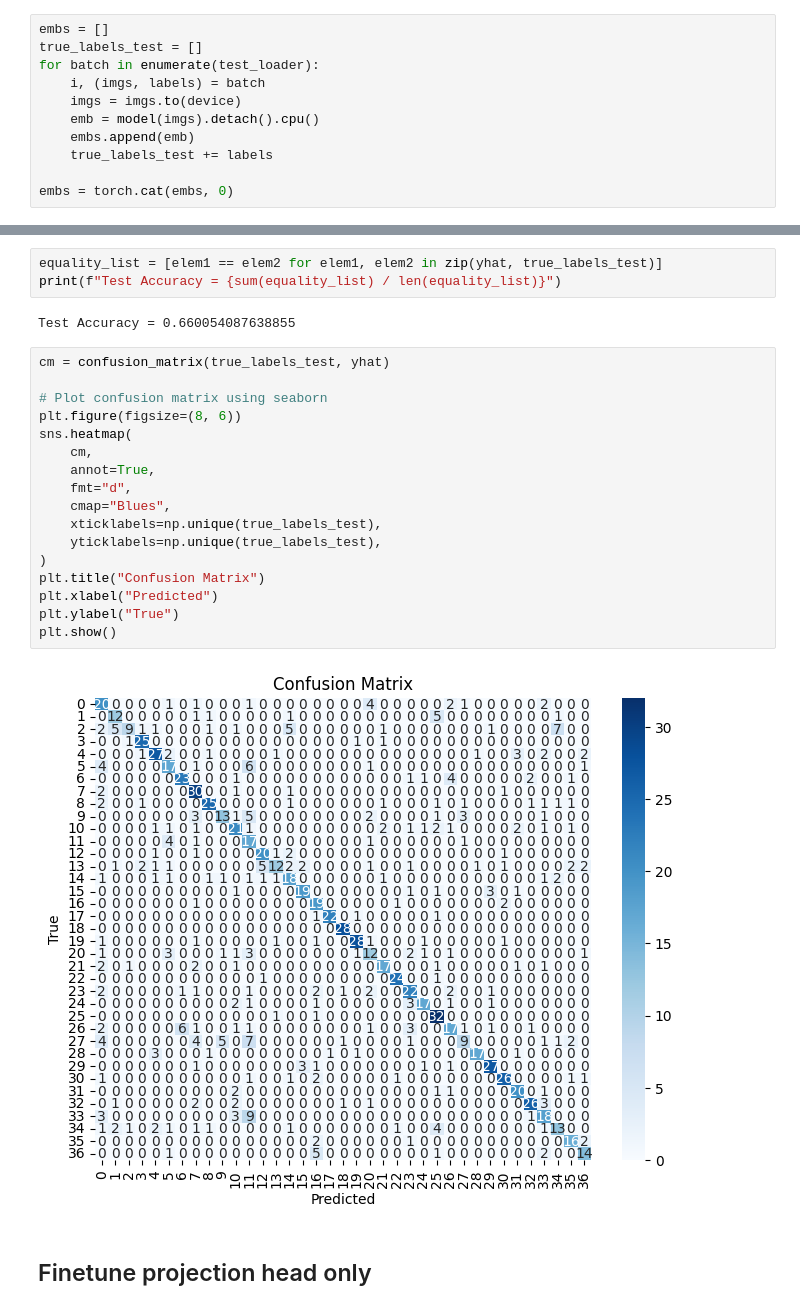
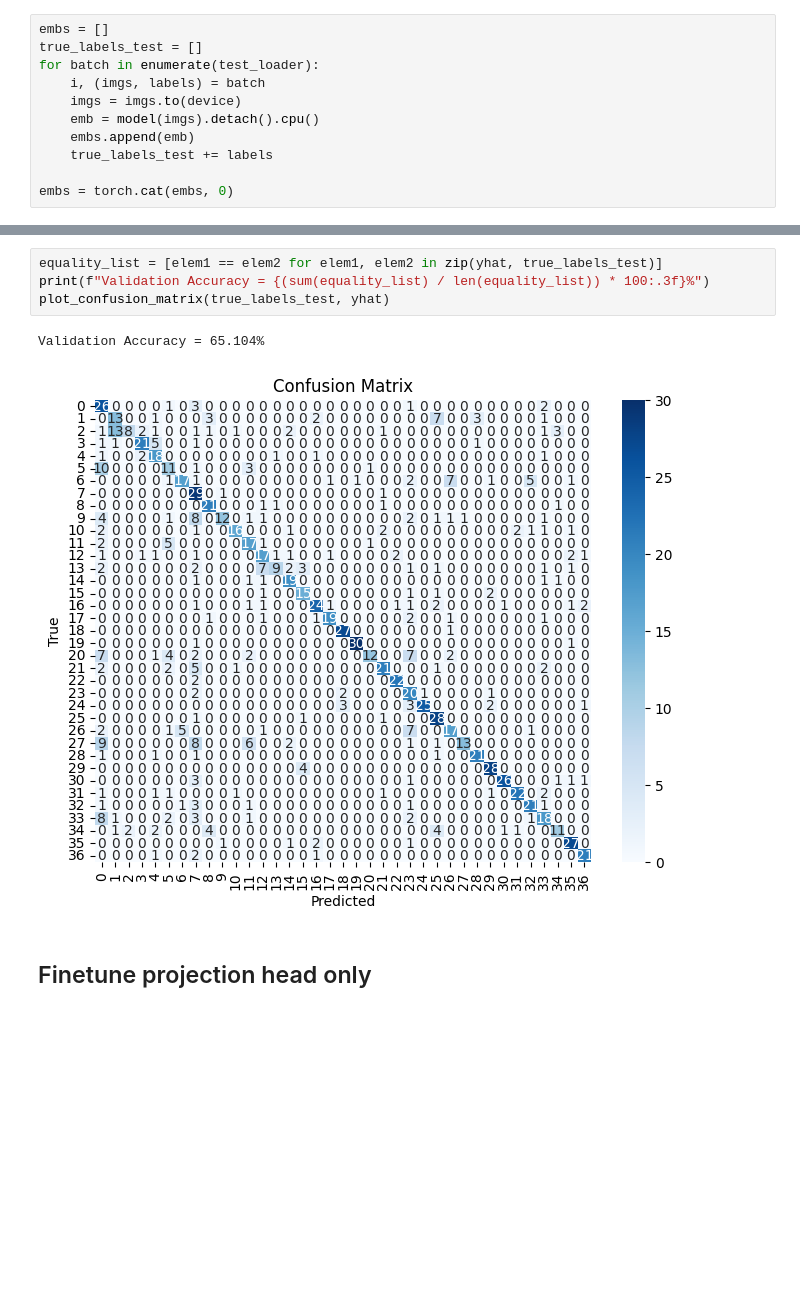
Before and after one commit to muditha11/Machine-Vision-Assignment, a Jupyter notebook: main.ipynb, the cells around one changed output, grey strips where cells are left out. Cells and saved outputs as stored; diff of their text form; blank space fills up the shorter version.

```diff
--- a/main.ipynb
+++ b/main.ipynb
@@ -136,27 +121,10 @@ array([ 8, 33, 20, ..., 32, 18, 19])
 # %%
 equality_list = [elem1 == elem2 for elem1, elem2 in zip(yhat, true_labels_test)]
-print(f"Test Accuracy = {sum(equality_list) / len(equality_list)}")
+print(f"Validation Accuracy = {(sum(equality_list) / len(equality_list)) * 100:.3f}%")
+plot_confusion_matrix(true_labels_test, yhat)
 # %% [output]
-Test Accuracy = 0.660054087638855
+Validation Accuracy = 65.104%
+[figure, added]
-# %%
-cm = confusion_matrix(true_labels_test, yhat)
-
-# Plot confusion matrix using seaborn
-plt.figure(figsize=(8, 6))
-sns.heatmap(
-    cm,
-    annot=True,
-    fmt="d",
-    cmap="Blues",
-    xticklabels=np.unique(true_labels_test),
-    yticklabels=np.unique(true_labels_test),
-)
-plt.title("Confusion Matrix")
-plt.xlabel("Predicted")
-plt.ylabel("True")
-plt.show()
-# %% [output]
-[figure, removed]
 # %% [markdown]
 ## Finetune projection head only
 # %%
```
Also changed, not shown: parts of 14 cells of this notebook, 2 other files.
